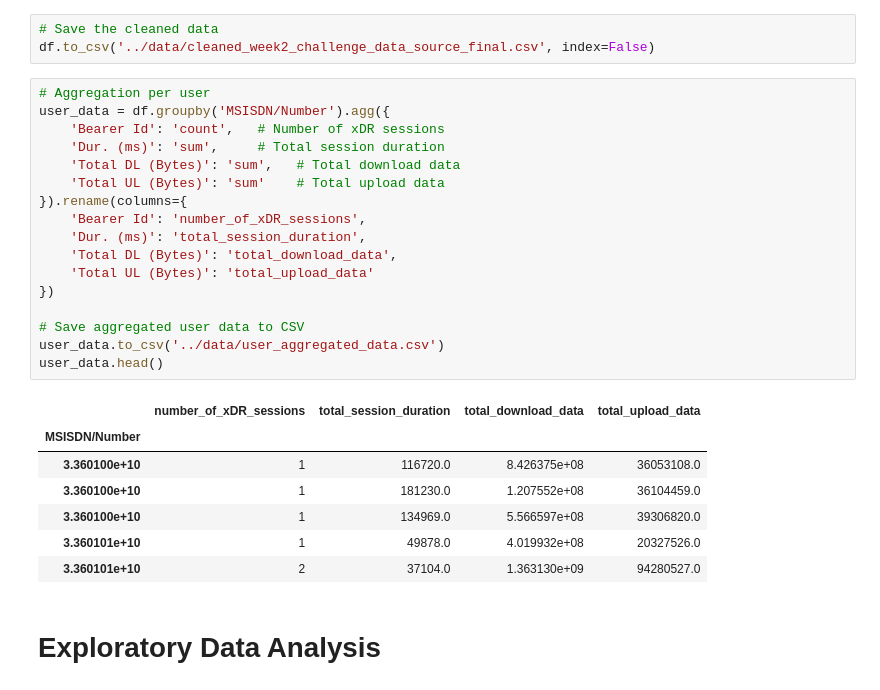
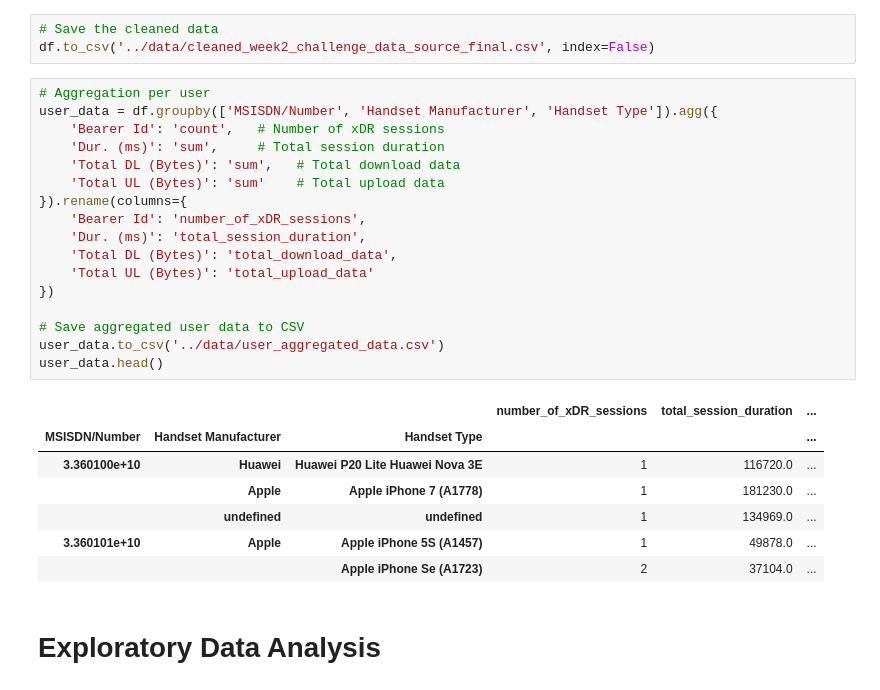
Before and after one commit to Getachew0557/KifiyaAIM2Week2-TelecomAnalyticsHub, a Jupyter notebook: notebooks/task1_model.ipynb, the cells around one changed output. Drawn from its saved outputs; the diff is of its cells as text.

```diff
--- a/notebooks/task1_model.ipynb
+++ b/notebooks/task1_model.ipynb
@@ -80,29 +80,29 @@ df = df.drop(columns=cols_to_drop)
 df.to_csv('../data/cleaned_week2_challenge_data_source_final.csv', index=False)
 # %%
 # Aggregation per user
-user_data = df.groupby('MSISDN/Number').agg({
+user_data = df.groupby(['MSISDN/Number', 'Handset Manufacturer', 'Handset Type']).agg({
     'Bearer Id': 'count',   # Number of xDR sessions
     'Dur. (ms)': 'sum',     # Total session duration
     'Total DL (Bytes)': 'sum',   # Total download data
     'Total UL (Bytes)': 'sum'    # Total upload data
 }).rename(columns={
     'Bearer Id': 'number_of_xDR_sessions',
     'Dur. (ms)': 'total_session_duration',
     'Total DL (Bytes)': 'total_download_data',
     'Total UL (Bytes)': 'total_upload_data'
 })
 
 # Save aggregated user data to CSV
 user_data.to_csv('../data/user_aggregated_data.csv')
 user_data.head()
 # %% [output]
-|  | number_of_xDR_sessions | total_session_duration | total_download_data | total_upload_data |
-| MSISDN/Number |  |  |  |  |
-| 3.360100e+10 | 1 | 116720.0 | 8.426375e+08 | 36053108.0 |
-| 3.360100e+10 | 1 | 181230.0 | 1.207552e+08 | 36104459.0 |
-| 3.360100e+10 | 1 | 134969.0 | 5.566597e+08 | 39306820.0 |
-| 3.360101e+10 | 1 | 49878.0 | 4.019932e+08 | 20327526.0 |
-| 3.360101e+10 | 2 | 37104.0 | 1.363130e+09 | 94280527.0 |
+|  |  |  | number_of_xDR_sessions | total_session_duration | ... |
+| MSISDN/Number | Handset Manufacturer | Handset Type |  |  | ... |
+| 3.360100e+10 | Huawei | Huawei P20 Lite Huawei Nova 3E | 1 | 116720.0 | ... |
+|  | Apple | Apple iPhone 7 (A1778) | 1 | 181230.0 | ... |
+|  | undefined | undefined | 1 | 134969.0 | ... |
+| 3.360101e+10 | Apple | Apple iPhone 5S (A1457) | 1 | 49878.0 | ... |
+|  |  | Apple iPhone Se (A1723) | 2 | 37104.0 | ... |
 # %% [markdown]
 # Exploratory Data Analysis
 # %%
```
Also changed, not shown: 2 other files.
